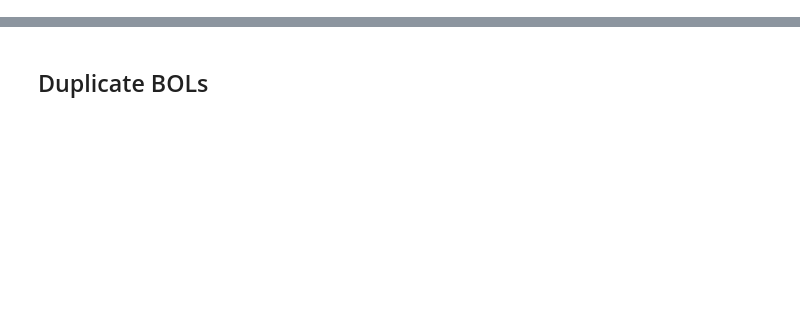
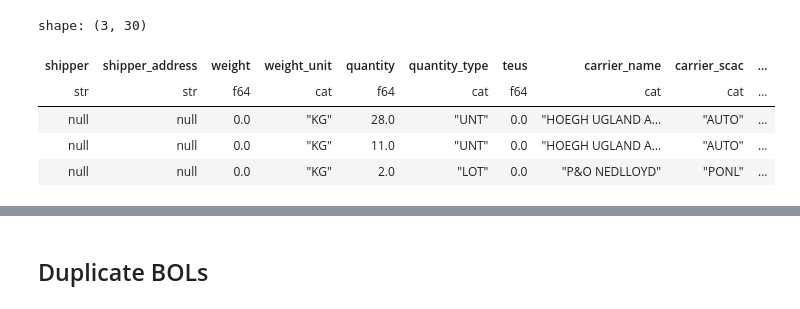
Before and after one commit to epistemetrica/PIERS-Data-Project, a Jupyter notebook: piers_explore.ipynb, the cells around one changed output, grey strips where cells are left out. Cells and saved outputs as stored; diff of their text form; code cells hidden in the pictures; blank space fills up the shorter version.

```diff
--- a/piers_explore.ipynb
+++ b/piers_explore.ipynb
@@ -75,0 +54,10 @@ memory usage: 17.3+ GB
+# %%
+#view head of exports dataframe
+exports_lzdf.limit(n=3).collect()
+# %% [output]
+shape: (3, 30)
+| shipper | shipper_address | weight | weight_unit | quantity | quantity_type | teus | carrier_name | carrier_scac | ... |
+| str | str | f64 | cat | f64 | cat | f64 | cat | cat | ... |
+| null | null | 0.0 | "KG" | 28.0 | "UNT" | 0.0 | "HOEGH UGLAND A… | "AUTO" | ... |
+| null | null | 0.0 | "KG" | 11.0 | "UNT" | 0.0 | "HOEGH UGLAND A… | "AUTO" | ... |
+| null | null | 0.0 | "KG" | 2.0 | "LOT" | 0.0 | "P&O NEDLLOYD" | "PONL" | ... |
```
Also changed, not shown: parts of 21 cells of this notebook.
